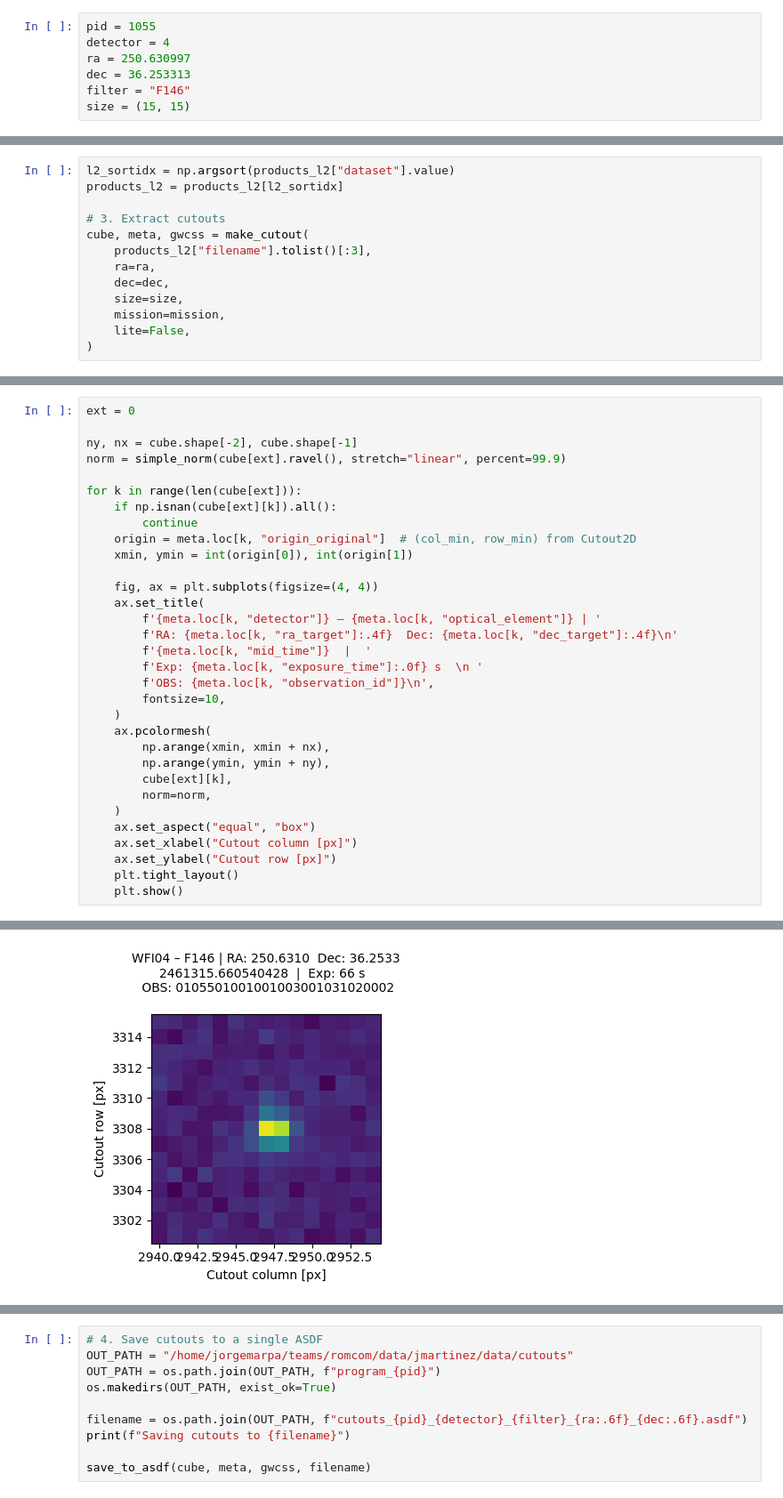
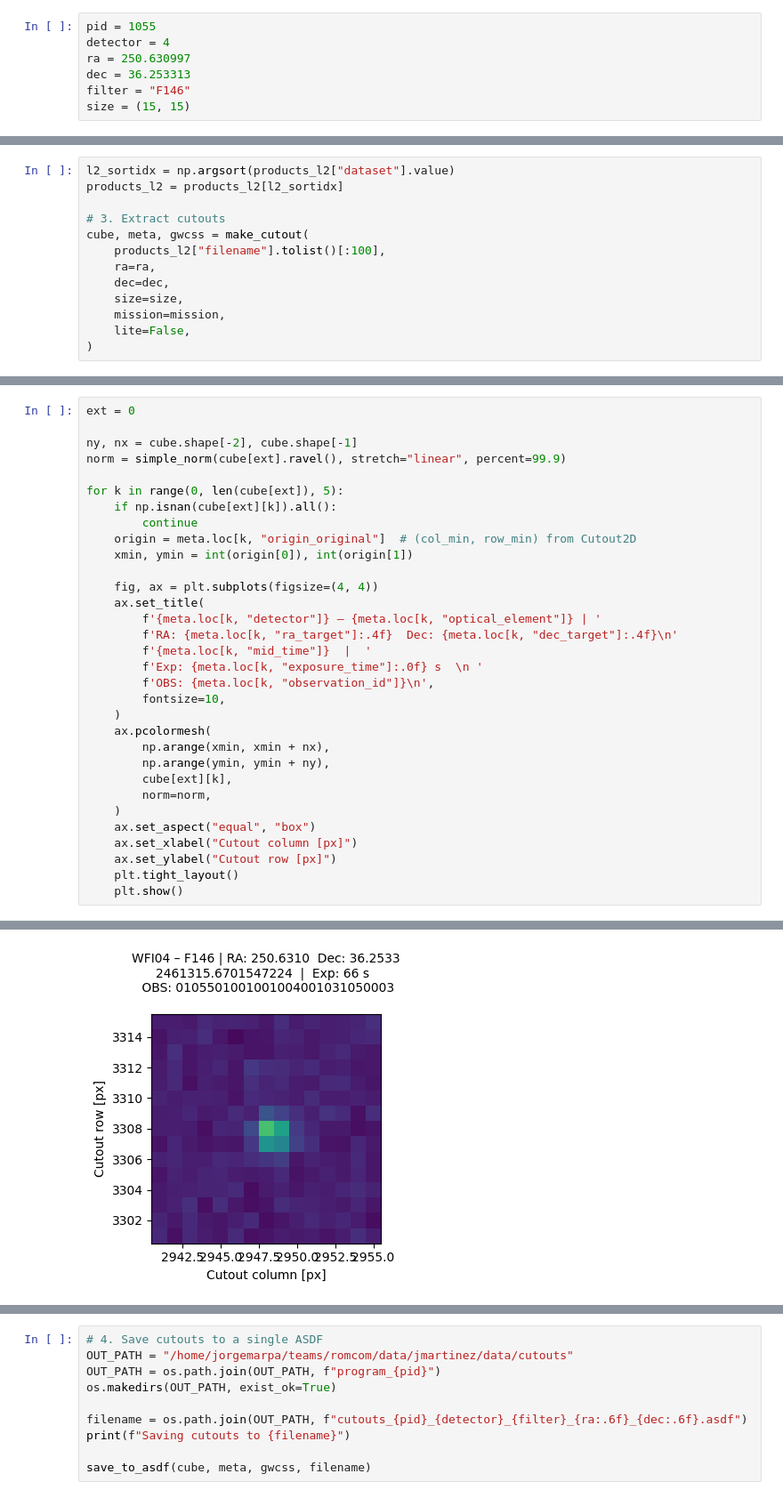
Before and after one commit to jorgemarpa/roman-cuts, a Jupyter notebook: docs/tutorial-com.ipynb, the cells around one changed output, grey strips where cells are left out. Shown at 89% size. Cells and saved outputs as stored; diff of their text form.

```diff
--- a/docs/tutorial-com.ipynb
+++ b/docs/tutorial-com.ipynb
@@ -77,7 +75,7 @@ products_l2 = products_l2[l2_sortidx]
 
 # 3. Extract cutouts
 cube, meta, gwcss = make_cutout(
-    products_l2["filename"].tolist()[:3],
+    products_l2["filename"].tolist()[:100],
     ra=ra,
     dec=dec,
     size=size,
@@ -101,7 +108,7 @@ ext = 0
 ny, nx = cube.shape[-2], cube.shape[-1]
 norm = simple_norm(cube[ext].ravel(), stretch="linear", percent=99.9)
 
-for k in range(len(cube[ext])):
+for k in range(0, len(cube[ext]), 5):
     if np.isnan(cube[ext][k]).all():
         continue
     origin = meta.loc[k, "origin_original"]  # (col_min, row_min) from Cutout2D
@@ -132 +139 @@ for k in range(len(cube[ext])):
-[figure, old version]
+[figure, new version]
```
Also changed, not shown: parts of 6 cells of this notebook.
